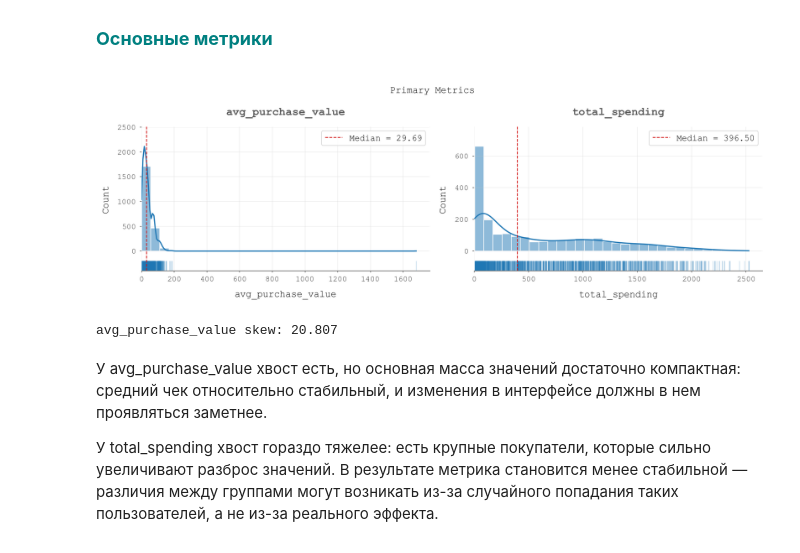
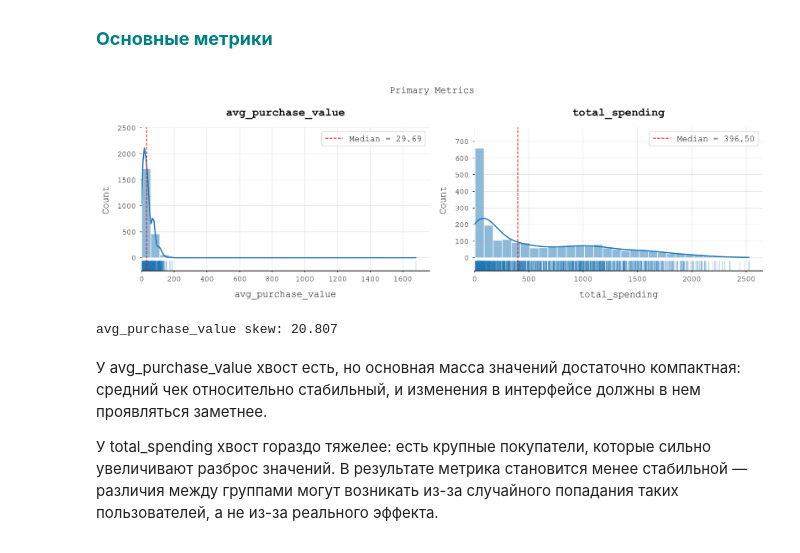
Before and after one commit to niki3080/clustering-analysis, a Jupyter notebook: 5_ml_AB.ipynb, the cells around one changed output. Saved outputs shown, nothing was run; the diff lists cells and outputs as text; code cells hidden in the pictures.

```diff
--- a/5_ml_AB.ipynb
+++ b/5_ml_AB.ipynb
@@ -34,12 +32,5 @@ from rich import print
 # %%
-import matplotlib.pyplot as plt
-
 plt.style.use("styles/ab_test.mplstyle")
-
-import matplotlib.pyplot as plt
-plt.style.use("styles/ab_test.mplstyle")
-
-from styles.plot_helpers import *
 # %% [markdown]
 #### Data load
 # %%
@@ -415,29 +407,32 @@ primary_metrics = [
 # %%
 fig, axes = plt.subplots(1, 2, figsize=(12, 4))
 
 for idx, col in enumerate(primary_metrics):
     median_val = df[col].median()
 
     sns.rugplot(data=df, x=col, height=0.07, alpha=0.2, ax=axes[idx])
     sns.histplot(data=df, x=col, bins=30, kde=True, ax=axes[idx])
 
     axes[idx].axvline(median_val,
         color=DIMRED, linestyle='--', linewidth=1,
         label=f'Median = {median_val:.2f}'
     )
 
+    ymin, ymax = axes[idx].get_ylim()
+    axes[idx].set_ylim(-ymax * 0.1, ymax)
+
     axes[idx].set_title(col)
     axes[idx].set_xlim(left=0)
     axes[idx].spines['left'].set_visible(False)
     axes[idx].legend()
 
 plt.suptitle("Primary Metrics", fontsize=12)
 plt.tight_layout()
 plt.show()
 
 print(f"avg_purchase_value skew: {df['avg_purchase_value'].skew():.3f}")
 # %% [output]
-[figure, old version]
+[figure, new version]
 avg_purchase_value skew: 20.807
 # %% [markdown]
 У avg_purchase_value хвост есть, но основная масса значений достаточно компактная: средний чек относительно стабильный, и изменения в интерфейсе должны в нем проявляться заметнее.
```
Also changed, not shown: parts of 25 cells of this notebook, 7 other files.
